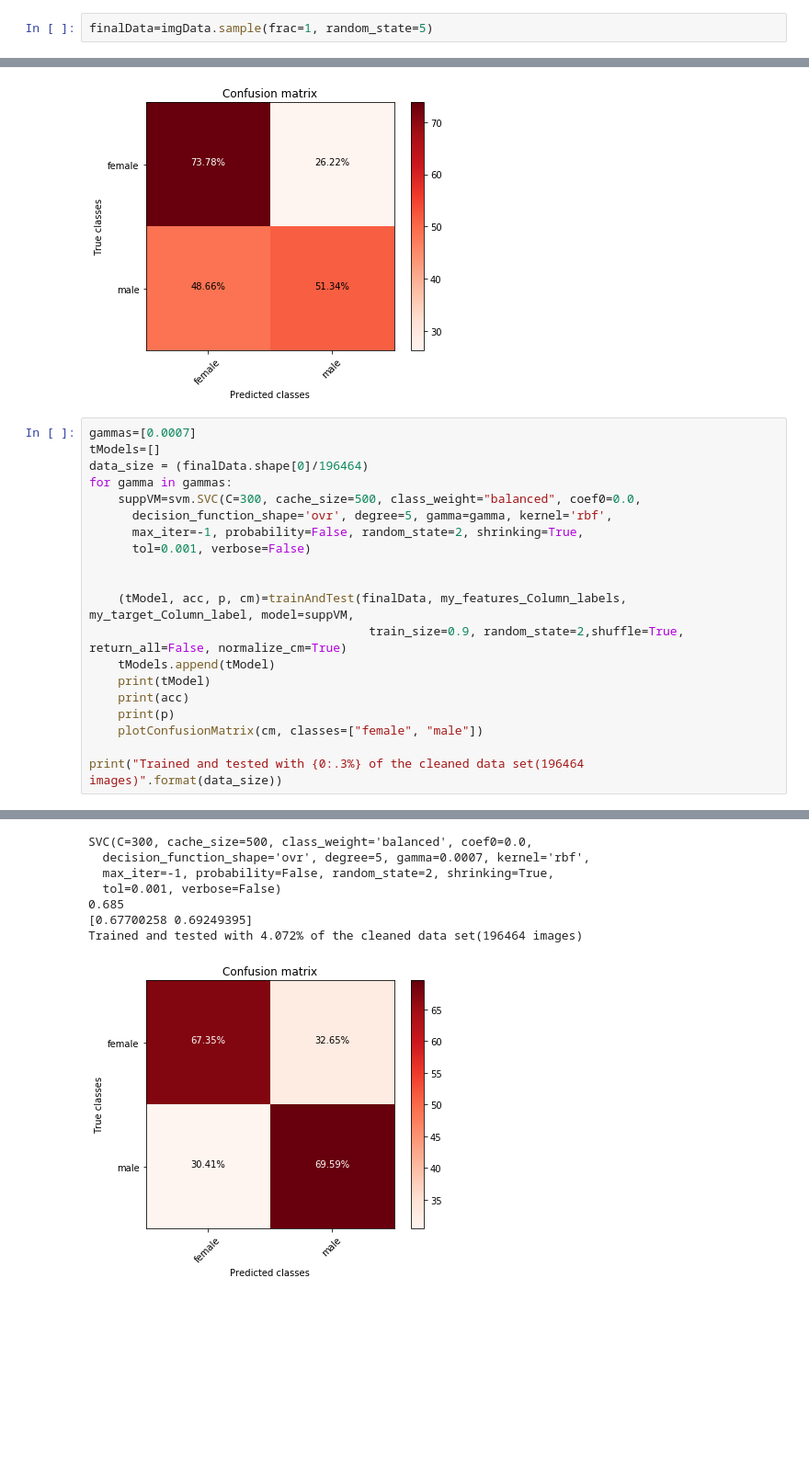
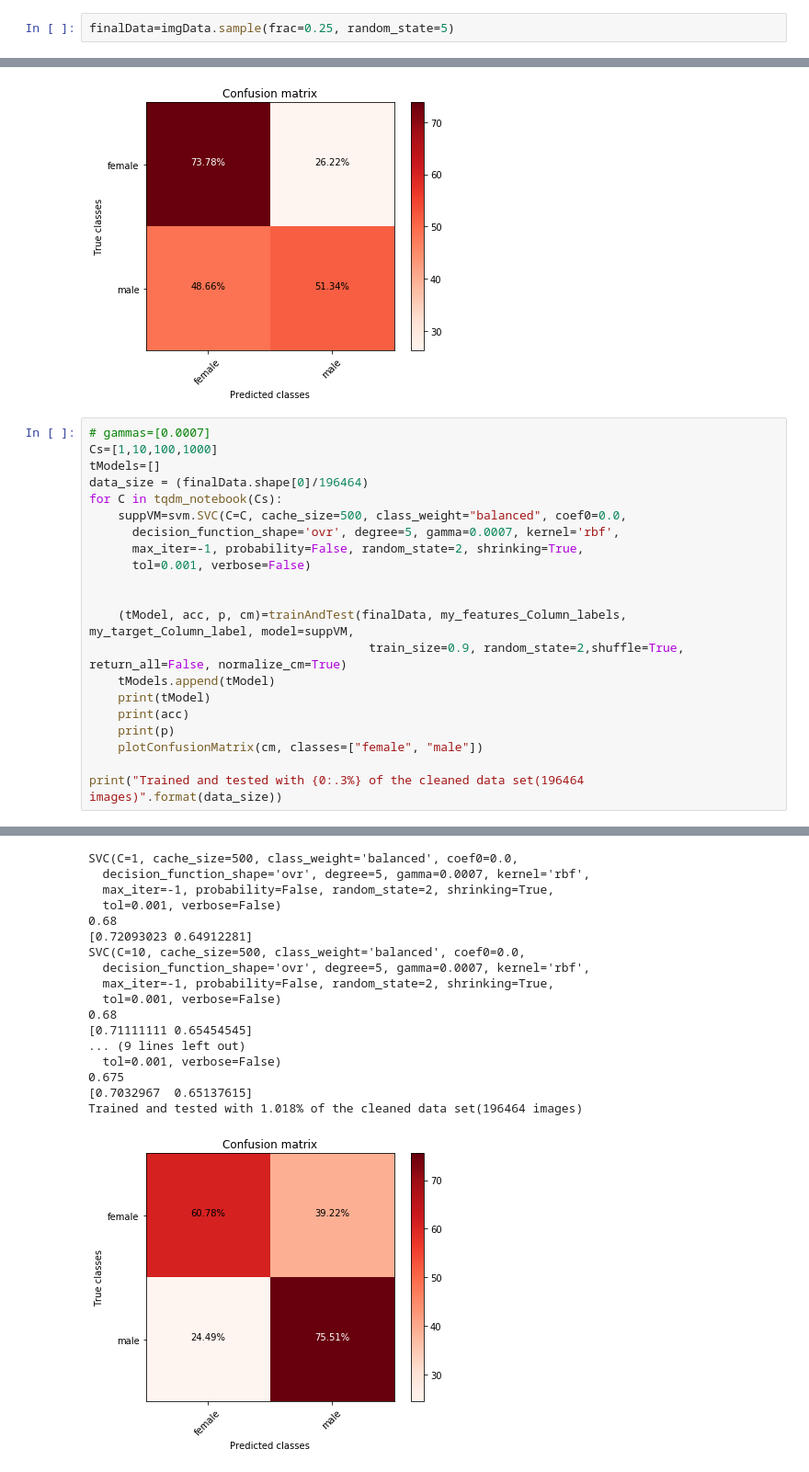
Before and after one commit to airoscar/3ShadesML, a Jupyter notebook: MLClassique/traditional_ML.ipynb, the cells around one changed output, grey strips where cells are left out. Shown at 92% size. Cells and saved outputs as stored; diff of their text form; blank space fills up the shorter version.

```diff
--- a/MLClassique/traditional_ML.ipynb
+++ b/MLClassique/traditional_ML.ipynb
@@ -195,7 +195,7 @@ myModels = [lda,logit,knn,gnb,randForest]
 # myModels = [suppVM]
 # myModels = [lda,logit,gnb,randForest]
 # %%
-finalData=imgData.sample(frac=1, random_state=5)
+finalData=imgData.sample(frac=0.25, random_state=5)
 # %%
 finalData.shape
 # %% [output]
@@ -241,12 +238,13 @@ Trained and tested with 4.072% of the cleaned data set(196464 images)
 [figure]
 [figure]
 # %%
-gammas=[0.0007]
+# gammas=[0.0007]
+Cs=[1,10,100,1000]
 tModels=[]
 data_size = (finalData.shape[0]/196464)
-for gamma in gammas:
-    suppVM=svm.SVC(C=300, cache_size=500, class_weight="balanced", coef0=0.0,
-      decision_function_shape='ovr', degree=5, gamma=gamma, kernel='rbf',
+for C in tqdm_notebook(Cs):
+    suppVM=svm.SVC(C=C, cache_size=500, class_weight="balanced", coef0=0.0,
+      decision_function_shape='ovr', degree=5, gamma=0.0007, kernel='rbf',
       max_iter=-1, probability=False, random_state=2, shrinking=True,
       tol=0.001, verbose=False)
 
@@ -264,8 +263,18 @@ print("Trained and tested with {0:.3%} of the cleaned data set(196464 images)".f
-SVC(C=300, cache_size=500, class_weight='balanced', coef0=0.0,
+SVC(C=1, cache_size=500, class_weight='balanced', coef0=0.0,
   decision_function_shape='ovr', degree=5, gamma=0.0007, kernel='rbf',
   max_iter=-1, probability=False, random_state=2, shrinking=True,
   tol=0.001, verbose=False)
-0.685
-[0.67700258 0.69249395]
-Trained and tested with 4.072% of the cleaned data set(196464 images)
+0.68
+[0.72093023 0.64912281]
+SVC(C=10, cache_size=500, class_weight='balanced', coef0=0.0,
+  decision_function_shape='ovr', degree=5, gamma=0.0007, kernel='rbf',
+  max_iter=-1, probability=False, random_state=2, shrinking=True,
+  tol=0.001, verbose=False)
+0.68
+[0.71111111 0.65454545]
+... (9 lines left out)
+  tol=0.001, verbose=False)
+0.675
+[0.7032967  0.65137615]
+Trained and tested with 1.018% of the cleaned data set(196464 images)
-[figure, old version]
+[figure, new version]
```
Also changed, not shown: parts of 3 cells of this notebook, 1 other file.
